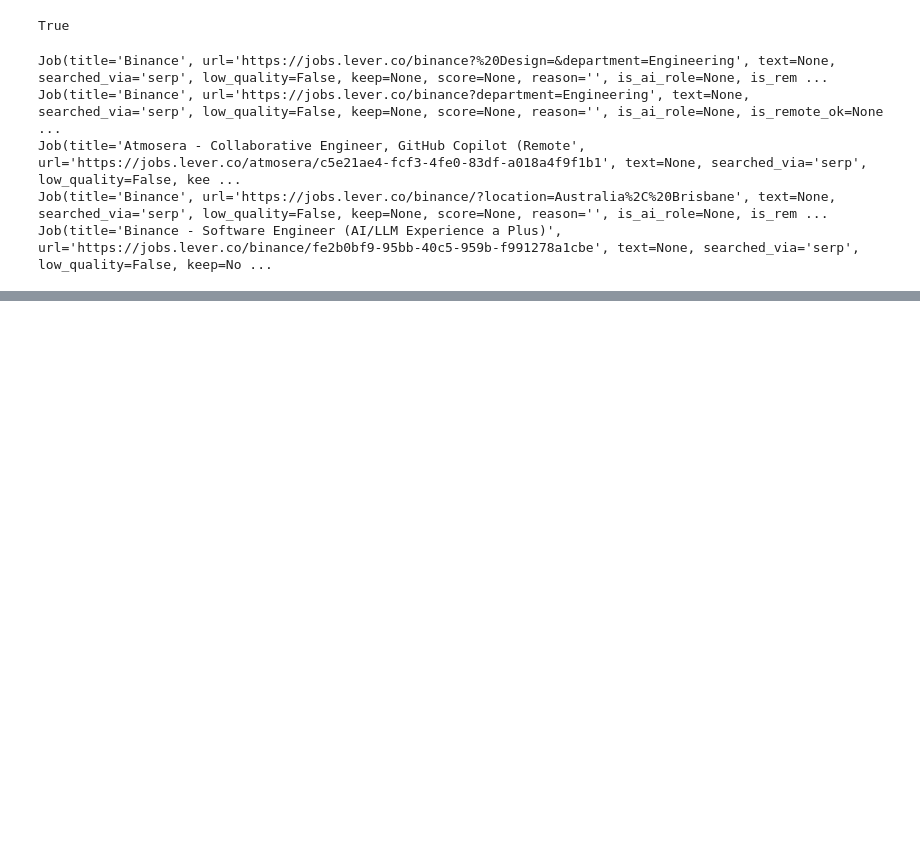
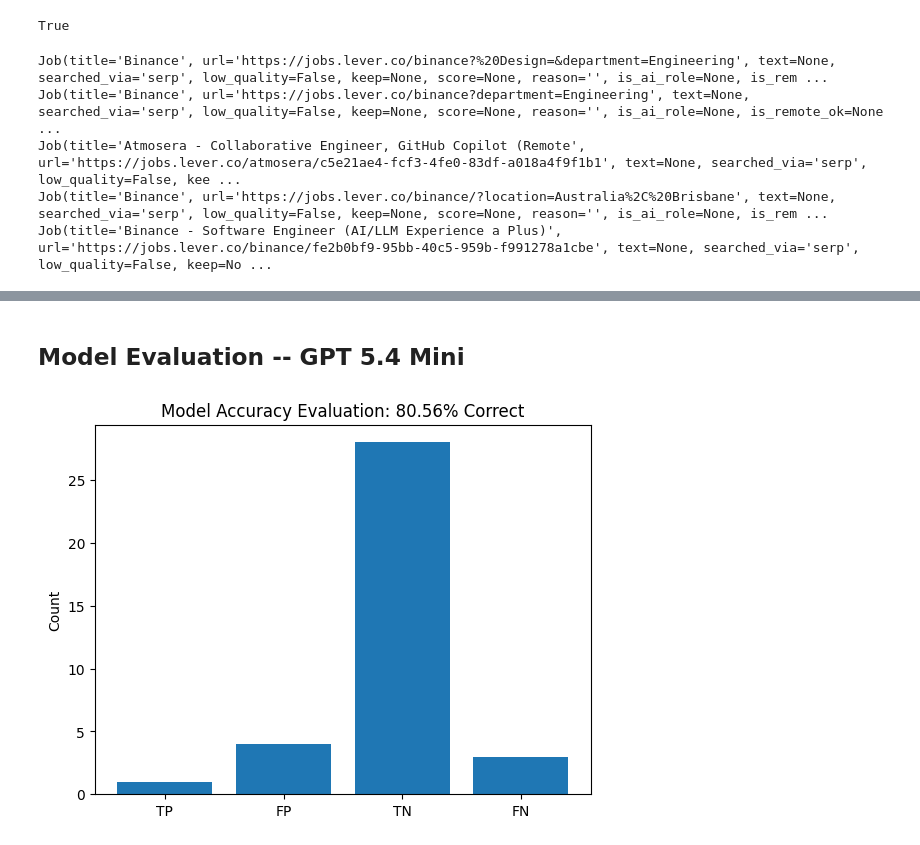
Before and after one commit to mightyoctopus/automated-job-discovery-agentic-system, a Jupyter notebook: prototypes/llm_evalluator.ipynb, the cells around one changed output, grey strips where cells are left out. Drawn from its saved outputs; the diff is of its cells as text; code cells hidden in the pictures; blank space fills up the shorter version.

```diff
--- a/prototypes/llm_evalluator.ipynb
+++ b/prototypes/llm_evalluator.ipynb
@@ -514,0 +524,38 @@ plt.show()
+# %% [markdown]
+## Model Evaluation -- GPT 5.4 Mini
+# %%
+import matplotlib.pyplot as plt
+
+tp = []
+fp = []
+tn = []
+fn = []
+
+for result in results:
+
+    pred = result.is_remote_ok
+    ground_truth =  result.url in ground_truth_urls
+
+    if pred and ground_truth:
+        tp.append(result)
+
+    elif pred and not ground_truth:
+        fp.append(result)
+
+    elif not pred and not ground_truth:
+        tn.append(result)
+
+    elif not pred and ground_truth:
+        fn.append(result)
+
+labels = ["TP", "FP", "TN", "FN"]
+values = [len(tp), len(fp), len(tn), len(fn)]
+
+precision_rate = ((values[0] + values[2]) / sum(values)) * 100
+
+plt.bar(labels, values)
+plt.title(f"Model Accuracy Evaluation: {precision_rate:.2f}% Correct")
+plt.ylabel("Count")
+plt.show()
+# %% [output]
+[figure, added]
```
Also changed, not shown: parts of 9 cells of this notebook.
